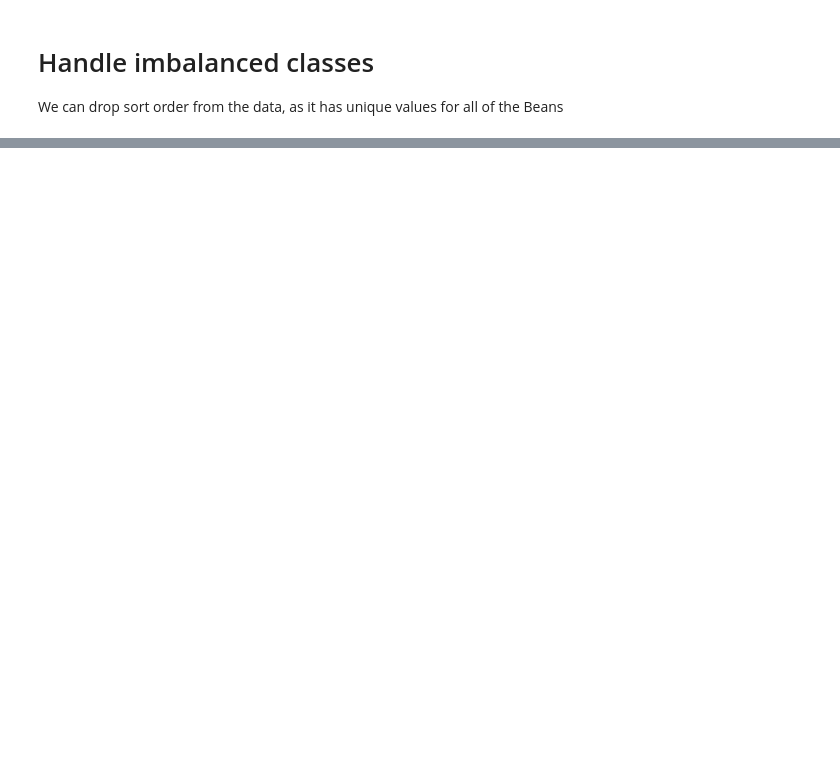
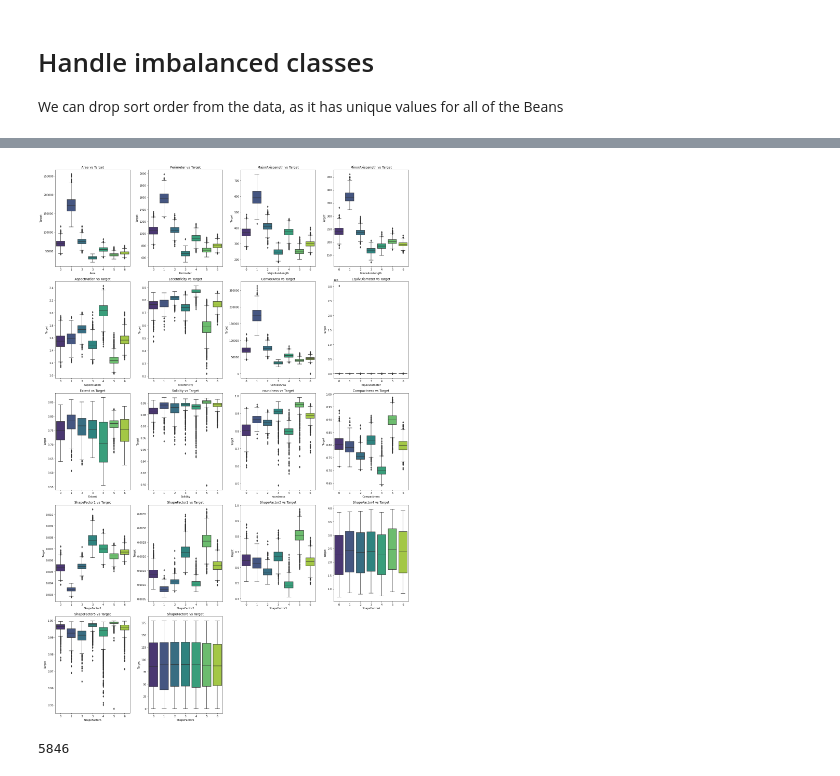
Before and after one commit to AndrevdM02/ML441Assignments, a Jupyter notebook: Assignment1/Assignment1.ipynb, the cells around one changed output, grey strips where cells are left out. Cells and saved outputs as stored; diff of their text form; code cells hidden in the pictures; blank space fills up the shorter version.

```diff
--- a/Assignment1/Assignment1.ipynb
+++ b/Assignment1/Assignment1.ipynb
@@ -292,0 +329,27 @@ y = cleaned_beans["Class"]
+# %%
+features = Beans_encoded.drop(["Class", "Sort order", 'Colour_black', 'Colour_brown', 'Colour_green', 'Colour_white', "Constantness"], axis=1)
+# Number of features
+num_features = len(features)
+
+# Set up the subplot grid
+fig, axes = plt.subplots(5, 4, figsize=(20, 30))
+axes = axes.flatten()
+# Create scatter plots
+for i, feature in enumerate(features):
+    sns.boxplot(data=Beans_encoded, x='Class', y=feature, palette='viridis', ax=axes[i])
+    axes[i].set_title(f'{feature} vs Target')
+    axes[i].set_xlabel(feature)
+    axes[i].set_ylabel('Target')
+
+for i in range(len(axes)-2, len(axes)):
+    fig.delaxes(axes[i])
+# Adjust layout to prevent overlap
+plt.tight_layout()
+plt.savefig("Plots/Continuous boxplots")
+# plt.show()
+# %% [output]
+[figure, added]
+# %%
+Beans_encoded["EquivDiameter"].idxmin()
+# %% [output]
+5846
```
Also changed, not shown: parts of 78 cells of this notebook, 16 other files.
